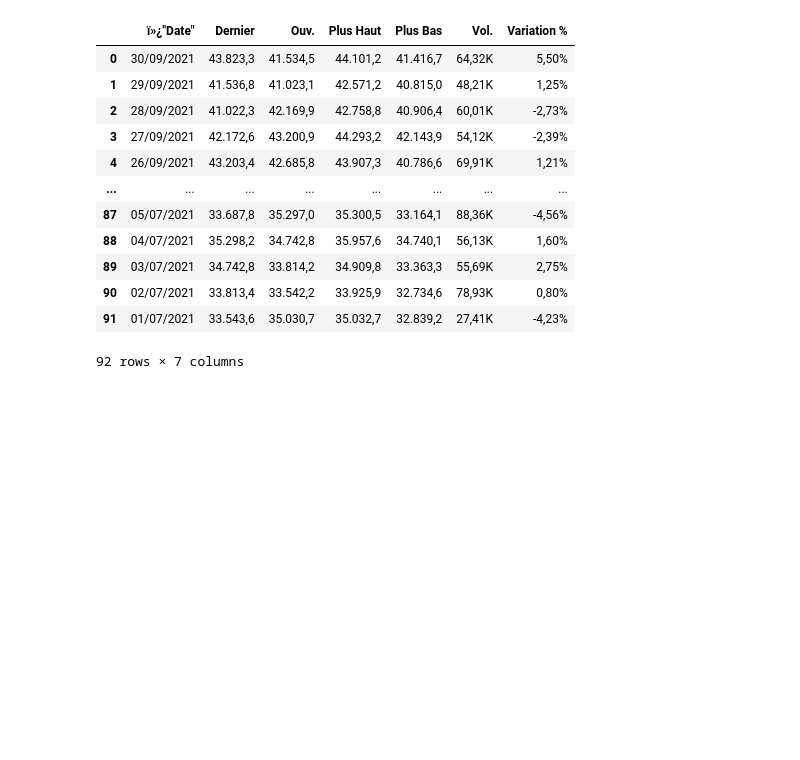
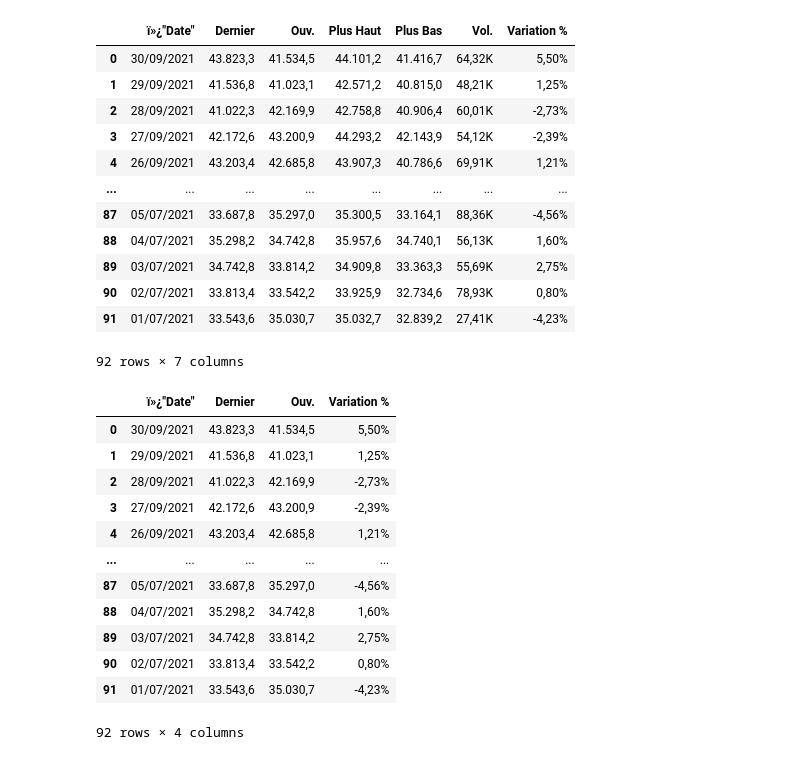
Before and after one commit to PendaNdiaye/-oil-stocks-prediction, a Jupyter notebook: notebook/process.ipynb, the cells around one changed output. Cells and saved outputs as stored; diff of their text form; code cells hidden in the pictures; blank space fills up the shorter version.

```diff
--- a/notebook/process.ipynb
+++ b/notebook/process.ipynb
@@ -100,3 +100,20 @@ df_test
 | 90 | 02/07/2021 | 33.813,4 | 33.542,2 | 33.925,9 | 32.734,6 | 78,93K | 0,80% |
 | 91 | 01/07/2021 | 33.543,6 | 35.030,7 | 35.032,7 | 32.839,2 | 27,41K | -4,23% |
 92 rows × 7 columns
+# %%
+df_test=df_test.drop(['Plus Haut','Plus Bas','Vol.'],axis=1)
+df_test
+# %% [output]
+|  | ï»¿"Date" | Dernier | Ouv. | Variation % |
+| 0 | 30/09/2021 | 43.823,3 | 41.534,5 | 5,50% |
+| 1 | 29/09/2021 | 41.536,8 | 41.023,1 | 1,25% |
+| 2 | 28/09/2021 | 41.022,3 | 42.169,9 | -2,73% |
+| 3 | 27/09/2021 | 42.172,6 | 43.200,9 | -2,39% |
+| 4 | 26/09/2021 | 43.203,4 | 42.685,8 | 1,21% |
+| ... | ... | ... | ... | ... |
+| 87 | 05/07/2021 | 33.687,8 | 35.297,0 | -4,56% |
+| 88 | 04/07/2021 | 35.298,2 | 34.742,8 | 1,60% |
+| 89 | 03/07/2021 | 34.742,8 | 33.814,2 | 2,75% |
+| 90 | 02/07/2021 | 33.813,4 | 33.542,2 | 0,80% |
+| 91 | 01/07/2021 | 33.543,6 | 35.030,7 | -4,23% |
+92 rows × 4 columns
```
Also changed, not shown: parts of 2 cells of this notebook.
